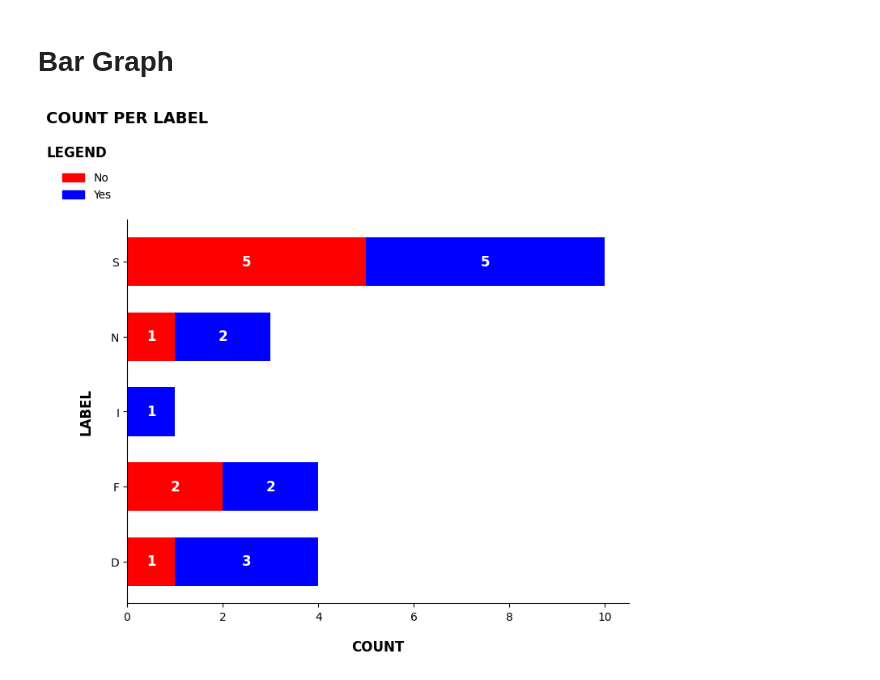
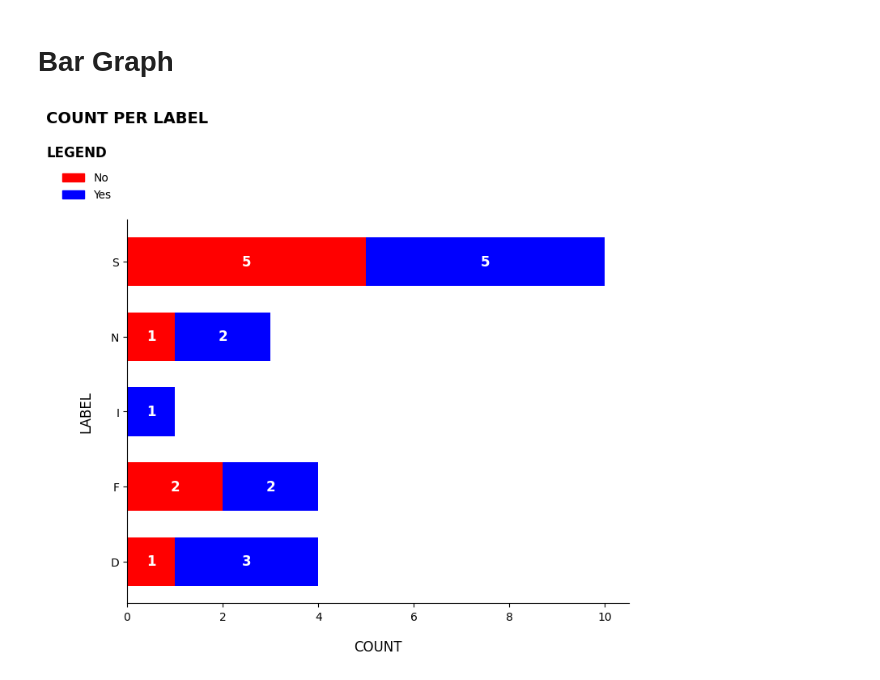
Before and after one commit to ian-sobs/PLOTS, a Jupyter notebook: code/bar_graph.ipynb, the cells around one changed output. Cells and saved outputs as stored; diff of their text form; code cells hidden in the pictures.

```diff
--- a/code/bar_graph.ipynb
+++ b/code/bar_graph.ipynb
@@ -32,33 +32,33 @@ plt.figtext(0, 1.1, "COUNT PER LABEL", fontsize=14, fontweight='bold', ha='left'
 plt.figtext(0, 1.03, "LEGEND", fontsize=12, fontweight='bold', ha='left')
 
 # Custom legend using patches
 legend_patches = [plt.Rectangle((0, 0), 1, 1, color='red', label='No'),
                   plt.Rectangle((0, 0), 1, 1, color='blue', label='Yes')]
 ax.legend(handles=legend_patches, loc='upper left', bbox_to_anchor=(-0.15, 1.15), frameon=False)
 
 # Plot "No" bars first
 ax.barh(labels, no_counts, color='red', label='No', height=bar_width)
 
 # Plot "Yes" bars on top
 ax.barh(labels, yes_counts, color='blue', label='Yes', height=bar_width, left=no_counts)
 
 # Add text labels inside bars
 for i, (no, yes) in enumerate(zip(no_counts, yes_counts)):
     if no > 0: ax.text(no / 2, i, str(no), va='center', ha='center', fontsize=12, color='white', fontweight='bold')  # "No" bar
     ax.text(no + yes / 2, i, str(yes), va='center', ha='center', fontsize=12, color='white', fontweight='bold')  # "Yes" bar
 
 # Remove spines for a cleaner look
 ax.spines['top'].set_visible(False)
 ax.spines['right'].set_visible(False)
 
 # Set axis labels
-ax.set_xlabel('COUNT', fontsize=12, fontweight='bold', labelpad=15)
-ax.set_ylabel('LABEL', fontsize=12, fontweight='bold', labelpad=15)
+ax.set_xlabel('COUNT', fontsize=12,  labelpad=15)
+ax.set_ylabel('LABEL', fontsize=12,  labelpad=15)
 
 # Adjust layout so title & legend are above the plot
 plt.subplots_adjust(top=0.9)
 
 # Show the plot
 plt.show()
 # %% [output]
-[figure, old version]
+[figure, new version]
```
Also changed, not shown: 5 other files.
